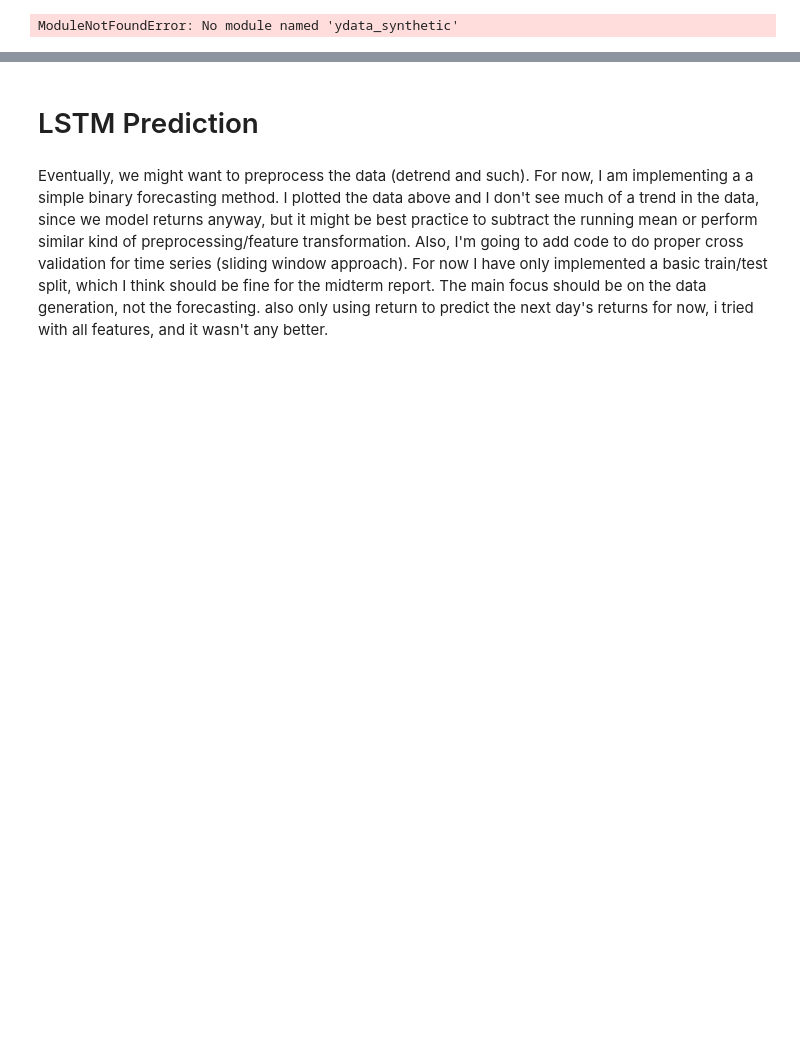
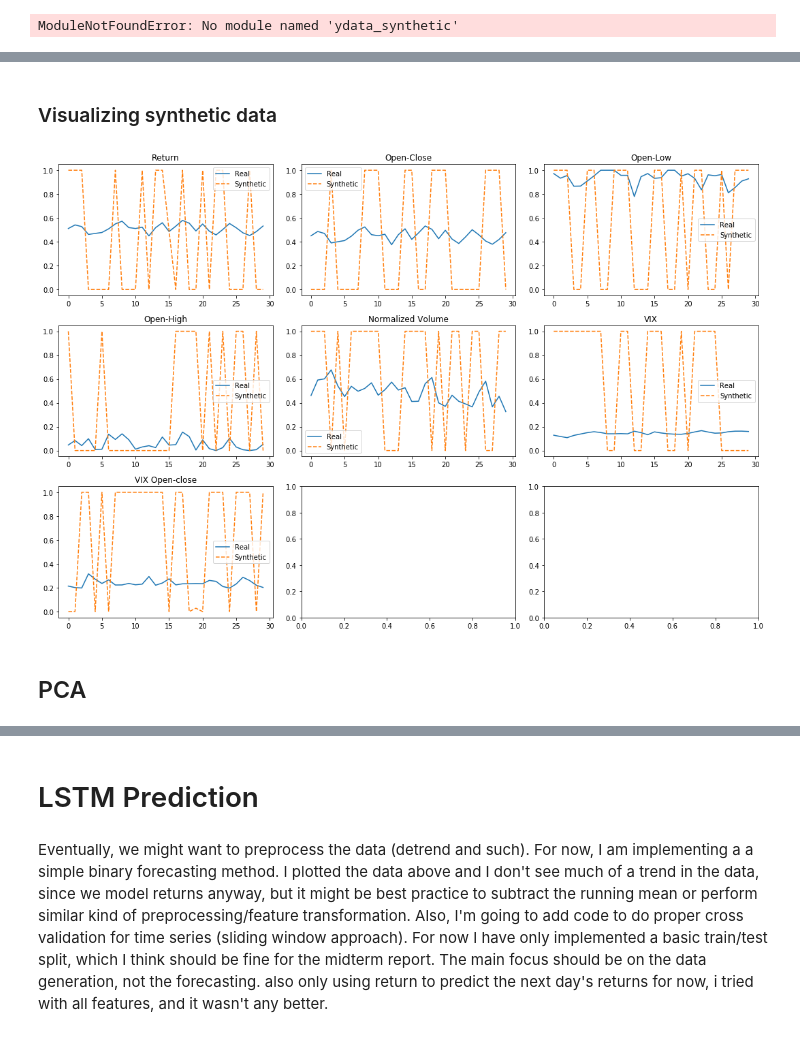
Before and after one commit to ofilion/financial-data-generation, a Jupyter notebook: Project.ipynb, the cells around one changed output, grey strips where cells are left out. Saved outputs shown, nothing was run; the diff lists cells and outputs as text; code cells hidden in the pictures; blank space fills up the shorter version.

```diff
--- a/Project.ipynb
+++ b/Project.ipynb
@@ -269,0 +300,24 @@ with open('generated.pkl','wb') as f:
+# %% [markdown]
+### Visualizing synthetic data
+# %%
+cols = [
+    "Return","Open-Close",'Open-Low',"Open-High","Normalized Volume", "VIX", "VIX Open-close"
+]
+
+# Plotting some generated samples. Both Synthetic and Original data are still standardized with values between [0, 1]
+fig, axes = plt.subplots(nrows=3, ncols=3, figsize=(15, 10))
+axes=axes.flatten()
+
+time = list(range(1,30))
+obs = np.random.randint(len(generated_data.shape))
+for j, col in enumerate(cols):
+    frame = pd.DataFrame({'Real': data[obs][:, j],
+                   'Synthetic': generated_data[obs][:, j]})
+    frame.plot(ax=axes[j],
+            title = col,
+            secondary_y='Synthetic data', style=['-', '--'])
+fig.tight_layout()
+# %% [output]
+[figure, added]
+# %% [markdown]
+## PCA
```
Also changed, not shown: parts of 23 cells of this notebook.
